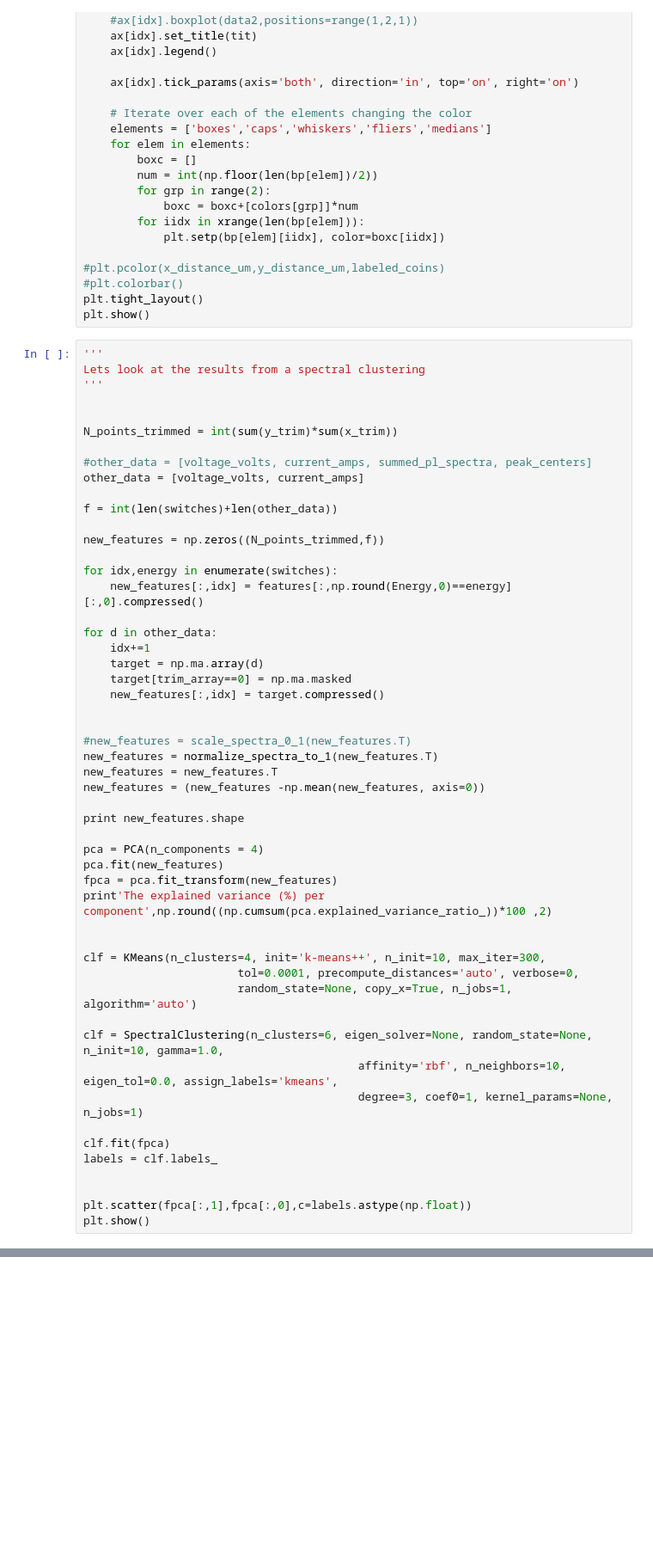
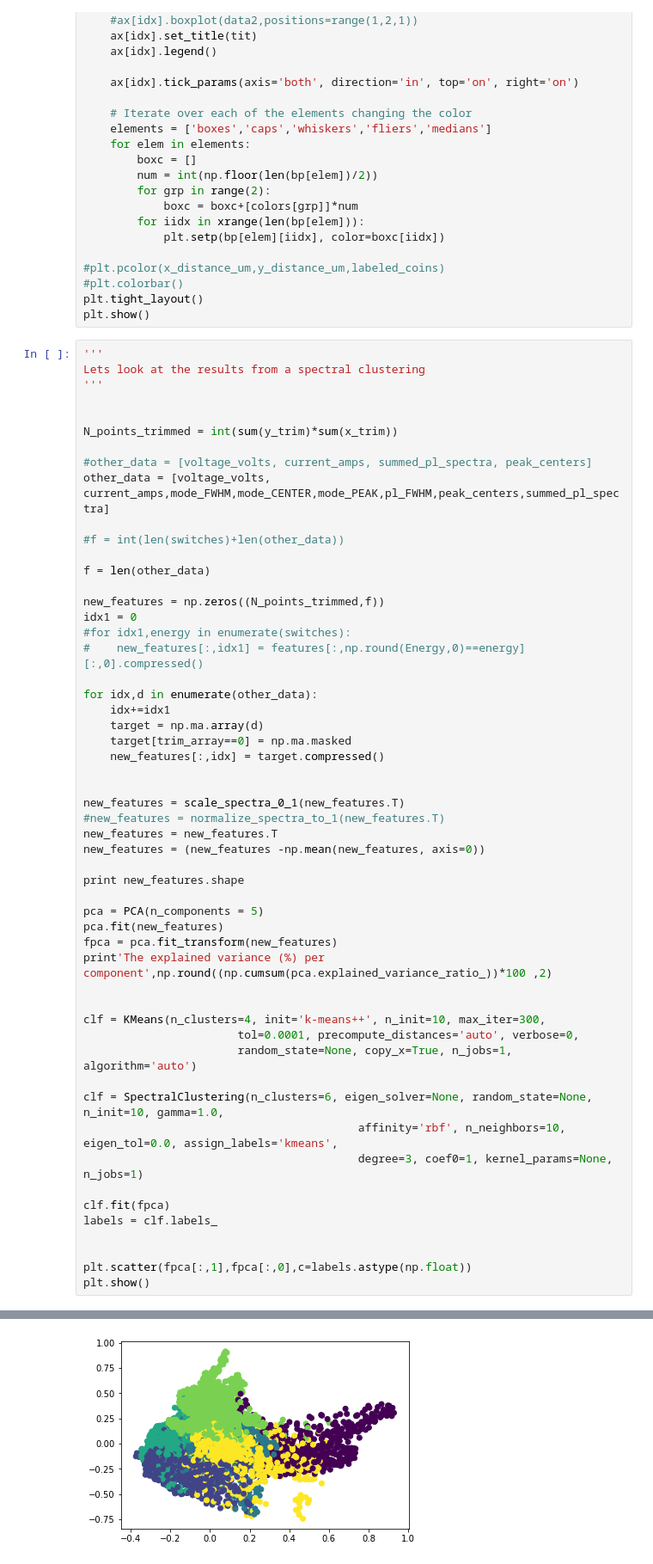
Before and after one commit to bradleyMwest/Renishaw-Reni-Awesome, a Jupyter notebook: Compare Voltage between High Energy PL regions and Low Energy PL regions.ipynb, the cells around one changed output, grey strips where cells are left out. Shown at 86% size. Cells and saved outputs as stored; diff of their text form; blank space fills up the shorter version.

Commit message:
Classify based on Center,Height,Width of spectral peaks

```diff
--- a/Compare Voltage between High Energy PL regions and Low Energy PL regions.ipynb
+++ b/Compare Voltage between High Energy PL regions and Low Energy PL regions.ipynb
@@ -787,30 +794,32 @@ Lets look at the results from a spectral clustering
 N_points_trimmed = int(sum(y_trim)*sum(x_trim))
 
 #other_data = [voltage_volts, current_amps, summed_pl_spectra, peak_centers]
-other_data = [voltage_volts, current_amps]
+other_data = [voltage_volts, current_amps,mode_FWHM,mode_CENTER,mode_PEAK,pl_FWHM,peak_centers,summed_pl_spectra]
 
-f = int(len(switches)+len(other_data))
+#f = int(len(switches)+len(other_data))
+
+f = len(other_data)
 
 new_features = np.zeros((N_points_trimmed,f))
+idx1 = 0
+#for idx1,energy in enumerate(switches):
+#    new_features[:,idx1] = features[:,np.round(Energy,0)==energy][:,0].compressed()
 
-for idx,energy in enumerate(switches):
-    new_features[:,idx] = features[:,np.round(Energy,0)==energy][:,0].compressed()
-
-for d in other_data:
-    idx+=1
+for idx,d in enumerate(other_data):
+    idx+=idx1
     target = np.ma.array(d)
     target[trim_array==0] = np.ma.masked
     new_features[:,idx] = target.compressed()
 
 
-#new_features = scale_spectra_0_1(new_features.T)
-new_features = normalize_spectra_to_1(new_features.T)
+new_features = scale_spectra_0_1(new_features.T)
+#new_features = normalize_spectra_to_1(new_features.T)
 new_features = new_features.T
 new_features = (new_features -np.mean(new_features, axis=0))
 
 print new_features.shape
 
-pca = PCA(n_components = 4)
+pca = PCA(n_components = 5)
 pca.fit(new_features)
 fpca = pca.fit_transform(new_features)
 print'The explained variance (%) per component',np.round((np.cumsum(pca.explained_variance_ratio_))*100 ,2)
@@ -830,3 +839,4 @@ labels = clf.labels_
 
 plt.scatter(fpca[:,1],fpca[:,0],c=labels.astype(np.float))
 plt.show()
+# %% [output]
@@ -832,0 +845 @@ plt.show()
+[figure, added]
```
Also changed, not shown: parts of 7 cells of this notebook.
